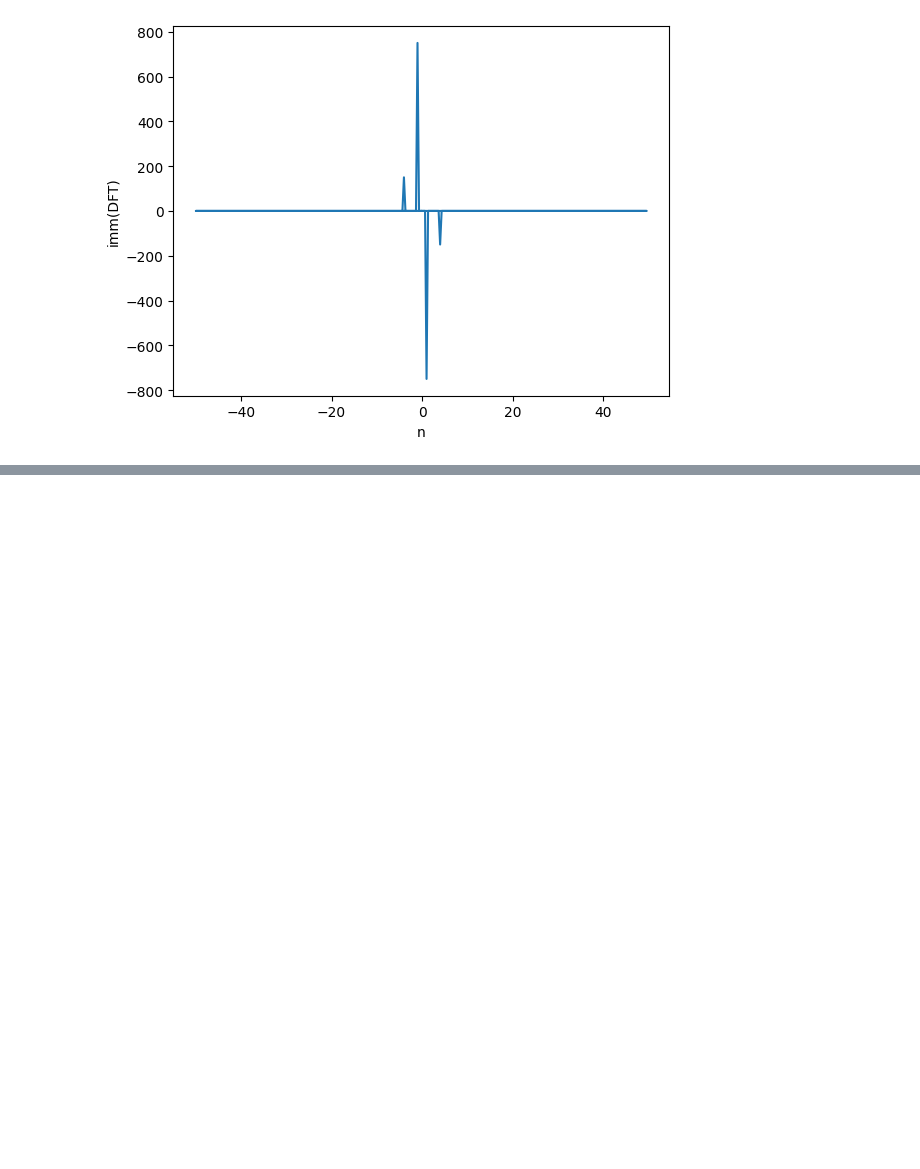
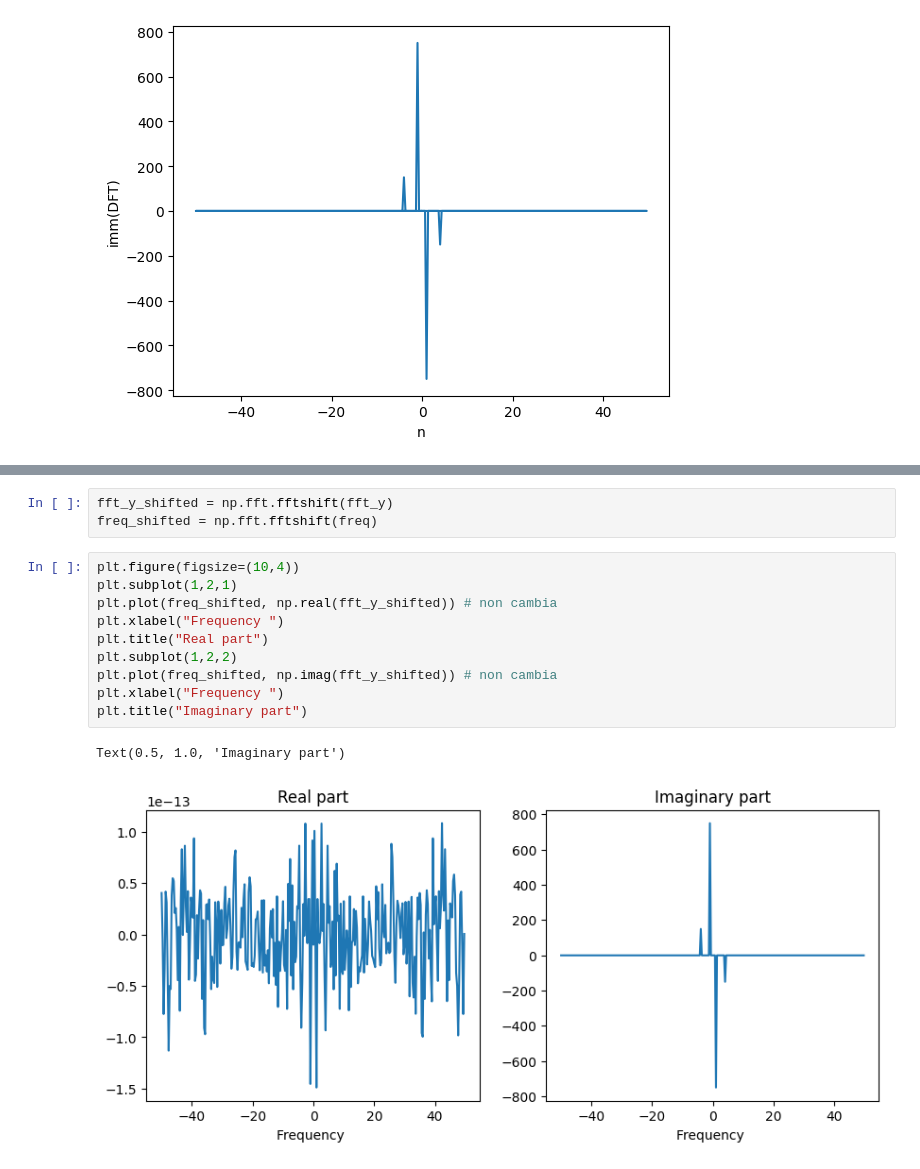
Before and after one commit to Malchio03/FourierTransform-Notebook, a Jupyter notebook: fourier.ipynb, the cells around one changed output, grey strips where cells are left out. Drawn from its saved outputs; the diff is of its cells as text; blank space fills up the shorter version.

Commit message:
Swap half spaces (shift)

```diff
--- a/fourier.ipynb
+++ b/fourier.ipynb
@@ -119,0 +124,16 @@ plt.plot(freq,Im)
+# %%
+fft_y_shifted = np.fft.fftshift(fft_y)
+freq_shifted = np.fft.fftshift(freq)
+# %%
+plt.figure(figsize=(10,4))
+plt.subplot(1,2,1)
+plt.plot(freq_shifted, np.real(fft_y_shifted)) # non cambia
+plt.xlabel("Frequency ")
+plt.title("Real part")
+plt.subplot(1,2,2)
+plt.plot(freq_shifted, np.imag(fft_y_shifted)) # non cambia
+plt.xlabel("Frequency ")
+plt.title("Imaginary part")
+# %% [output]
+Text(0.5, 1.0, 'Imaginary part')
+[figure, added]
```
Also changed, not shown: parts of 2 cells of this notebook.
